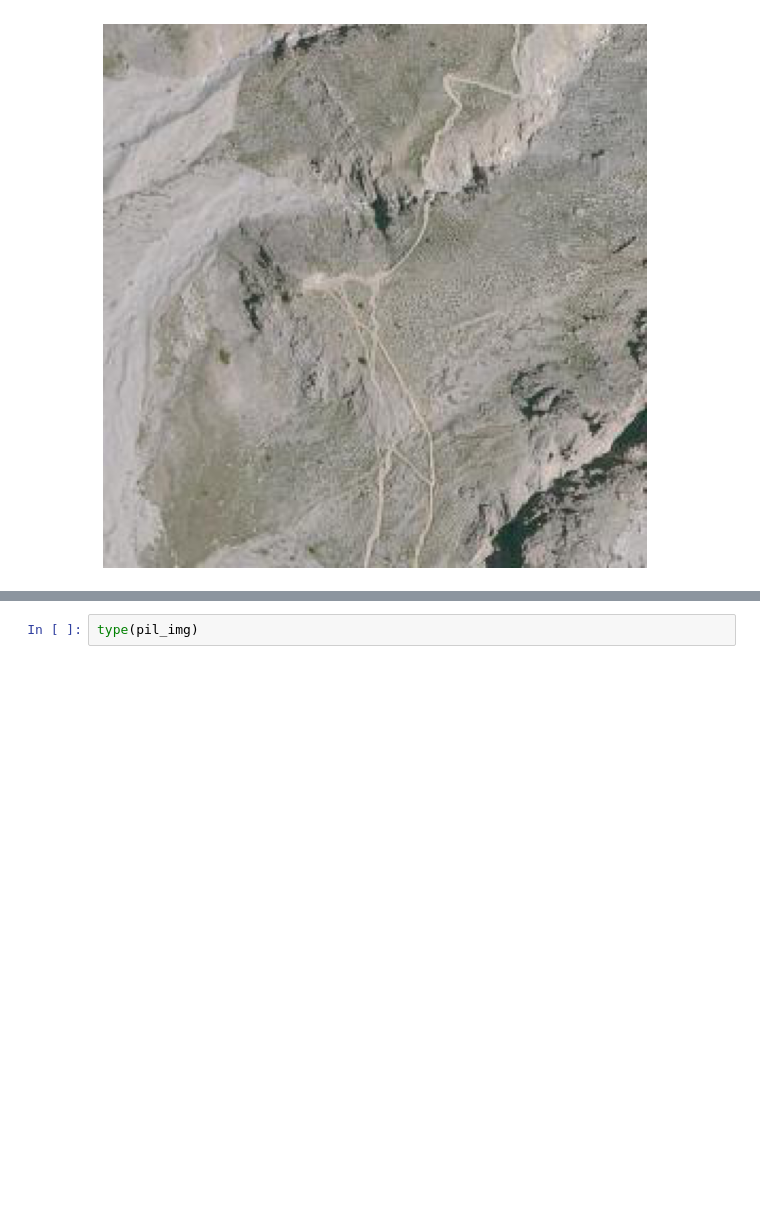
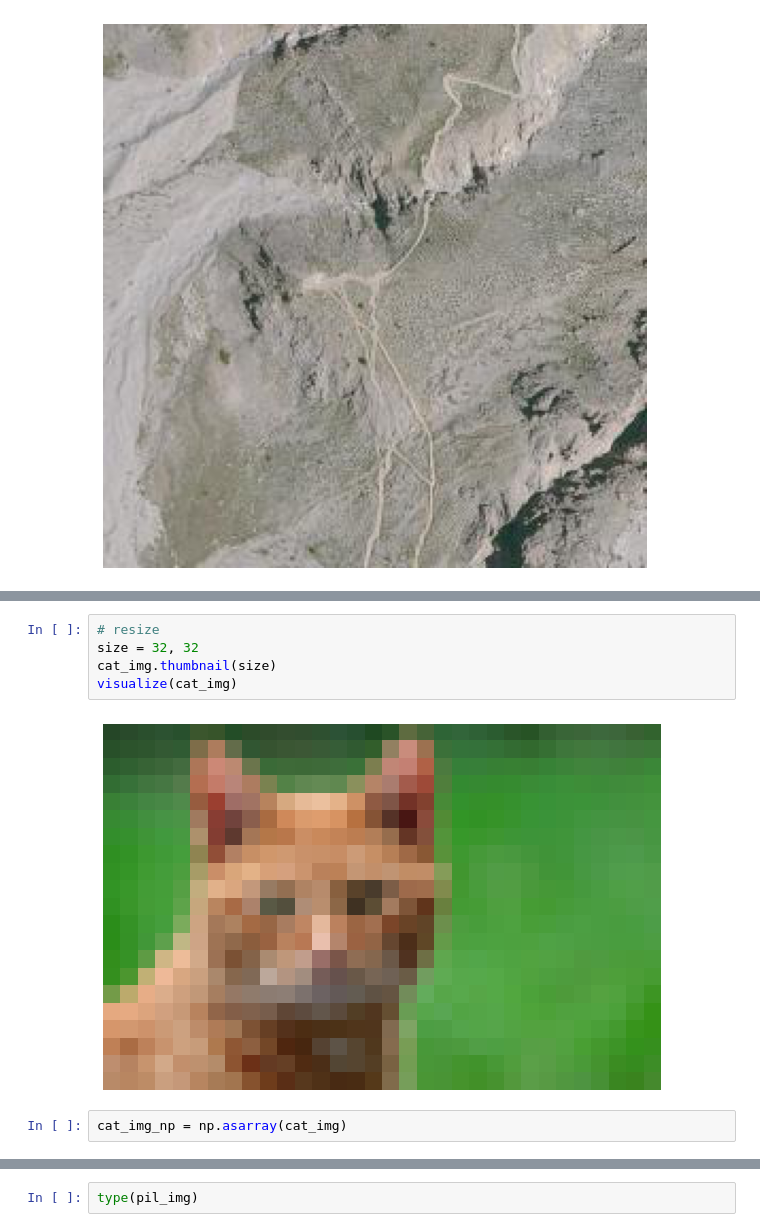
Before and after one commit to salelkafrawy/remote_sensing, a Jupyter notebook: notebooks/geotiff_exploration.ipynb, the cells around one changed output, grey strips where cells are left out. Drawn from its saved outputs; the diff is of its cells as text; blank space fills up the shorter version.

```diff
--- a/notebooks/geotiff_exploration.ipynb
+++ b/notebooks/geotiff_exploration.ipynb
@@ -37,0 +49,9 @@ pil_img = Image.fromarray(img)
+# %%
+# resize
+size = 32, 32
+cat_img.thumbnail(size)
+visualize(cat_img)
+# %% [output]
+[figure, added]
+# %%
+cat_img_np = np.asarray(cat_img)
```
Also changed, not shown: parts of 14 cells of this notebook, 27 other files.
